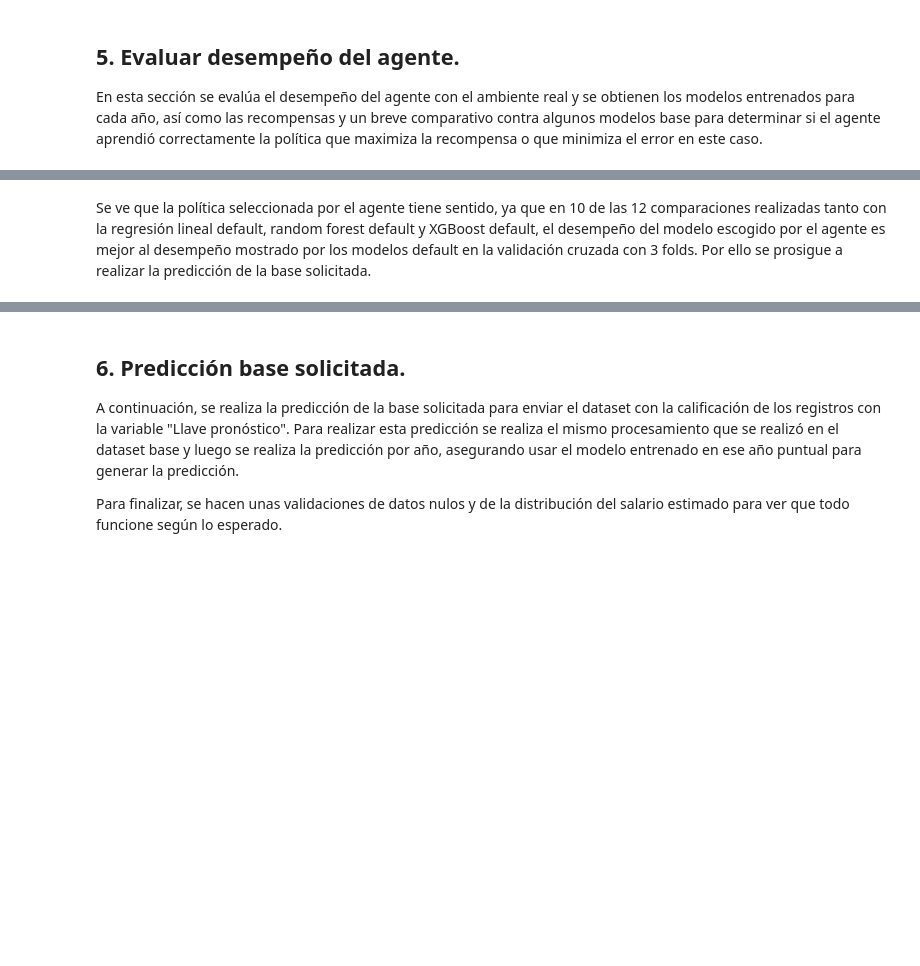
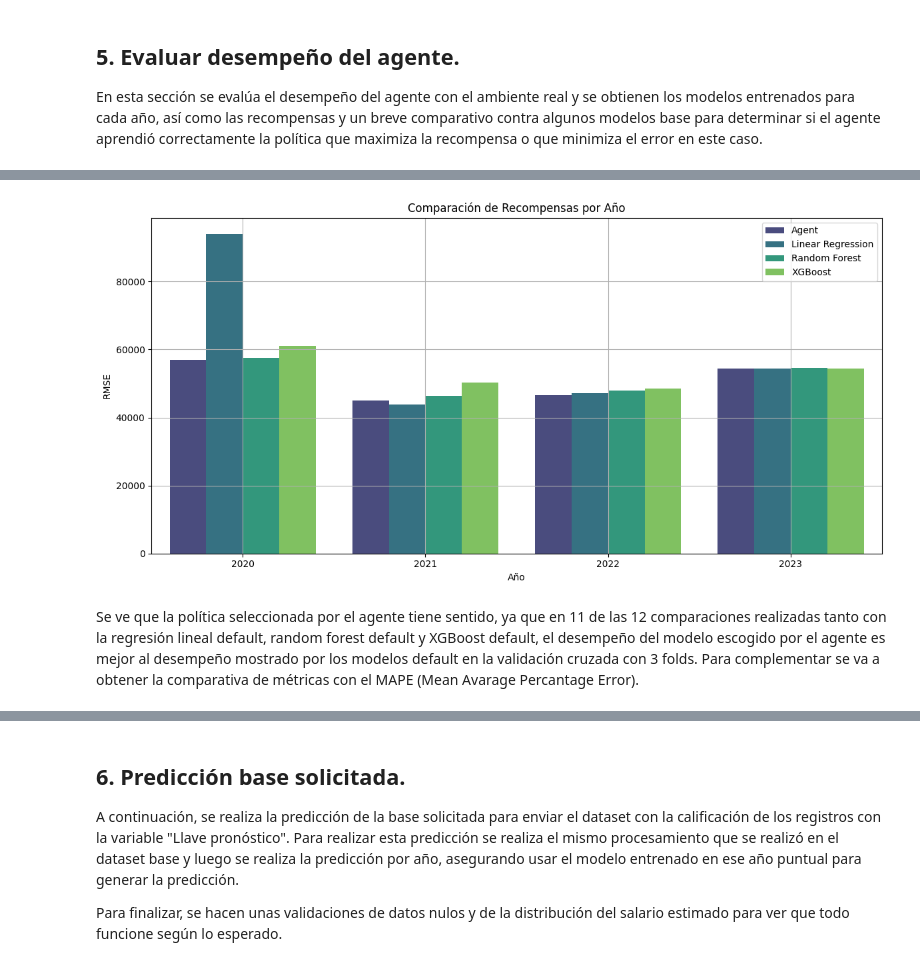
Before and after one commit to jhonp19958/bdb_technical_test, a Jupyter notebook: technical_test_bdb.ipynb, the cells around one changed output, grey strips where cells are left out. Drawn from its saved outputs; the diff is of its cells as text; code cells hidden in the pictures; blank space fills up the shorter version.

```diff
--- a/technical_test_bdb.ipynb
+++ b/technical_test_bdb.ipynb
@@ -699,6 +838,4 @@ rewards
 # %%
 # Desempeño de la regresión lineal default (agente es mejor en todos los años)
-target_variable = "salary_in_usd"
-step_variable = "work_year"
-action_dict = {year: 0 for year in np.sort(base.work_year.unique())}
-_ = simulate_steps(base, step_variable, target_variable, list_actions, action_dict)
+action_dict_t = {year: 0 for year in np.sort(base_final.work_year.unique())}
+rewards_lr = simulate_steps(base_final, step_variable, target_variable, list_actions, action_dict_t)
@@ -714,6 +842,4 @@ Evaluando año: 2023
 # %%
 # Desempeño del modelo de Random Forest default (agente es peor solo en el 2020)
-target_variable = "salary_in_usd"
-step_variable = "work_year"
-action_dict = {year: 2 for year in np.sort(base.work_year.unique())}
-_ = simulate_steps(base, step_variable, target_variable, list_actions, action_dict)
+action_dict_t = {year: 2 for year in np.sort(base_final.work_year.unique())}
+rewards_rf = simulate_steps(base_final, step_variable, target_variable, list_actions, action_dict_t)
@@ -729,4 +846,14 @@ Evaluando año: 2023
 # %%
 # Desempeño del modelo de XGBoost default (agente es peor solo en el 2023)
-action_dict = {year: 3 for year in np.sort(base.work_year.unique())}
-_ = simulate_steps(base, step_variable, target_variable, list_actions, action_dict)
+action_dict_t = {year: 3 for year in np.sort(base_final.work_year.unique())}
+rewards_xgb = simulate_steps(base_final, step_variable, target_variable, list_actions, action_dict_t)
+# %%
+# Tabla comparativa de recompensas
+df_rewards = pd.DataFrame({
+    "Year": np.sort(base_final.work_year.unique()),
+    "Agent": rewards_agent,
+    "Linear Regression": rewards_lr,
+    "Random Forest": rewards_rf,
+    "XGBoost": rewards_xgb
+})
+df_rewards.round(2)
@@ -733,2 +866,16 @@ _ = simulate_steps(base, step_variable, target_variable, list_actions, action_di
+# %%
+# Graficar resultados
+df_melted = df_rewards.melt(id_vars="Year", var_name="Model", value_name="Reward")
+plt.figure(figsize=(12, 6))
+sns.barplot(data=df_melted, x="Year", y="Reward", hue="Model", palette="viridis")
+plt.title("Comparación de Recompensas por Año")
+plt.xlabel("Año")
+plt.ylabel("RMSE")
+plt.legend()
+plt.grid()
+plt.tight_layout()
+plt.show()
+# %% [output]
+[figure, added]
 # %% [markdown]
-Se ve que la política seleccionada por el agente tiene sentido, ya que en 10 de las 12 comparaciones realizadas tanto con la regresión lineal default, random forest default y XGBoost default, el desempeño del modelo escogido por el agente es mejor al desempeño mostrado por los modelos default en la validación cruzada con 3 folds. Por ello se prosigue a realizar la predicción de la base solicitada.
+Se ve que la política seleccionada por el agente tiene sentido, ya que en 11 de las 12 comparaciones realizadas tanto con la regresión lineal default, random forest default y XGBoost default, el desempeño del modelo escogido por el agente es mejor al desempeño mostrado por los modelos default en la validación cruzada con 3 folds. Para complementar se va a obtener la comparativa de métricas con el MAPE (Mean Avarage Percantage Error).
```
Also changed, not shown: parts of 35 cells of this notebook, 9 other files.
